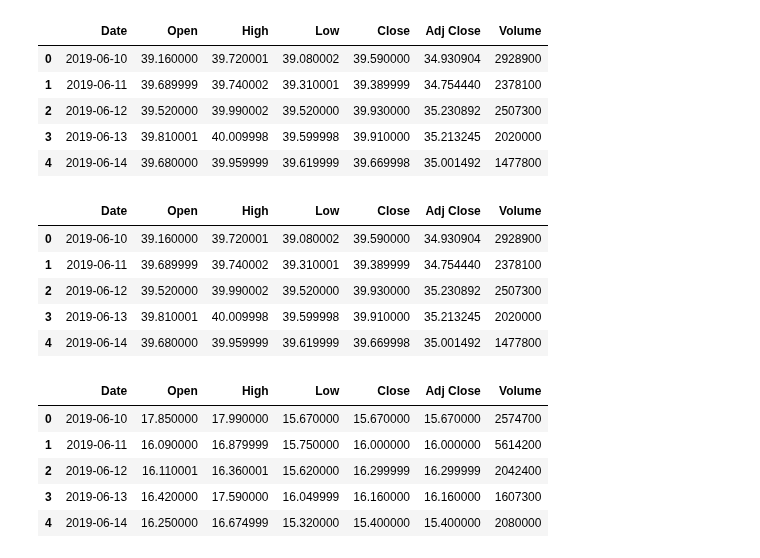
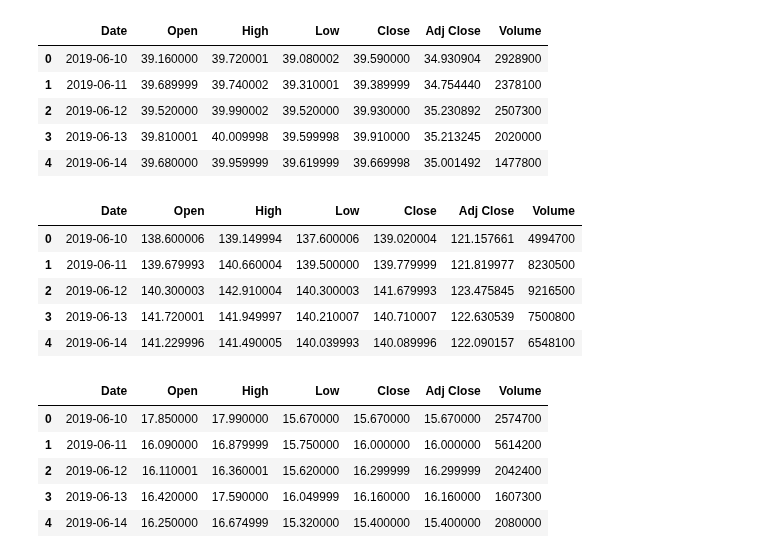
Before and after one commit to alu0101351773/TAAD_practicas, a Jupyter notebook: src/time_series.ipynb, the cells around one changed output. Cells and saved outputs as stored; diff of their text form; code cells hidden in the pictures.

```diff
--- a/src/time_series.ipynb
+++ b/src/time_series.ipynb
@@ -76,16 +76,16 @@ display(azeneca_data.head())
 | 3 | 2019-06-13 | 39.810001 | 40.009998 | 39.599998 | 39.910000 | 35.213245 | 2020000 |
 | 4 | 2019-06-14 | 39.680000 | 39.959999 | 39.619999 | 39.669998 | 35.001492 | 1477800 |
 # %%
-jnj_data = pd.read_csv('../data/input/stock/AZN.csv')
+jnj_data = pd.read_csv('../data/input/stock/JNJ.csv')
 
 display(jnj_data.head())
 # %% [output]
 |  | Date | Open | High | Low | Close | Adj Close | Volume |
-| 0 | 2019-06-10 | 39.160000 | 39.720001 | 39.080002 | 39.590000 | 34.930904 | 2928900 |
-| 1 | 2019-06-11 | 39.689999 | 39.740002 | 39.310001 | 39.389999 | 34.754440 | 2378100 |
-| 2 | 2019-06-12 | 39.520000 | 39.990002 | 39.520000 | 39.930000 | 35.230892 | 2507300 |
-| 3 | 2019-06-13 | 39.810001 | 40.009998 | 39.599998 | 39.910000 | 35.213245 | 2020000 |
-| 4 | 2019-06-14 | 39.680000 | 39.959999 | 39.619999 | 39.669998 | 35.001492 | 1477800 |
+| 0 | 2019-06-10 | 138.600006 | 139.149994 | 137.600006 | 139.020004 | 121.157661 | 4994700 |
+| 1 | 2019-06-11 | 139.679993 | 140.660004 | 139.500000 | 139.779999 | 121.819977 | 8230500 |
+| 2 | 2019-06-12 | 140.300003 | 142.910004 | 140.300003 | 141.679993 | 123.475845 | 9216500 |
+| 3 | 2019-06-13 | 141.720001 | 141.949997 | 140.210007 | 140.710007 | 122.630539 | 7500800 |
+| 4 | 2019-06-14 | 141.229996 | 141.490005 | 140.039993 | 140.089996 | 122.090157 | 6548100 |
 # %%
 moderna_data = pd.read_csv('../data/input/stock/MRNA.csv')
 
```
Also changed, not shown: parts of 34 cells of this notebook.
